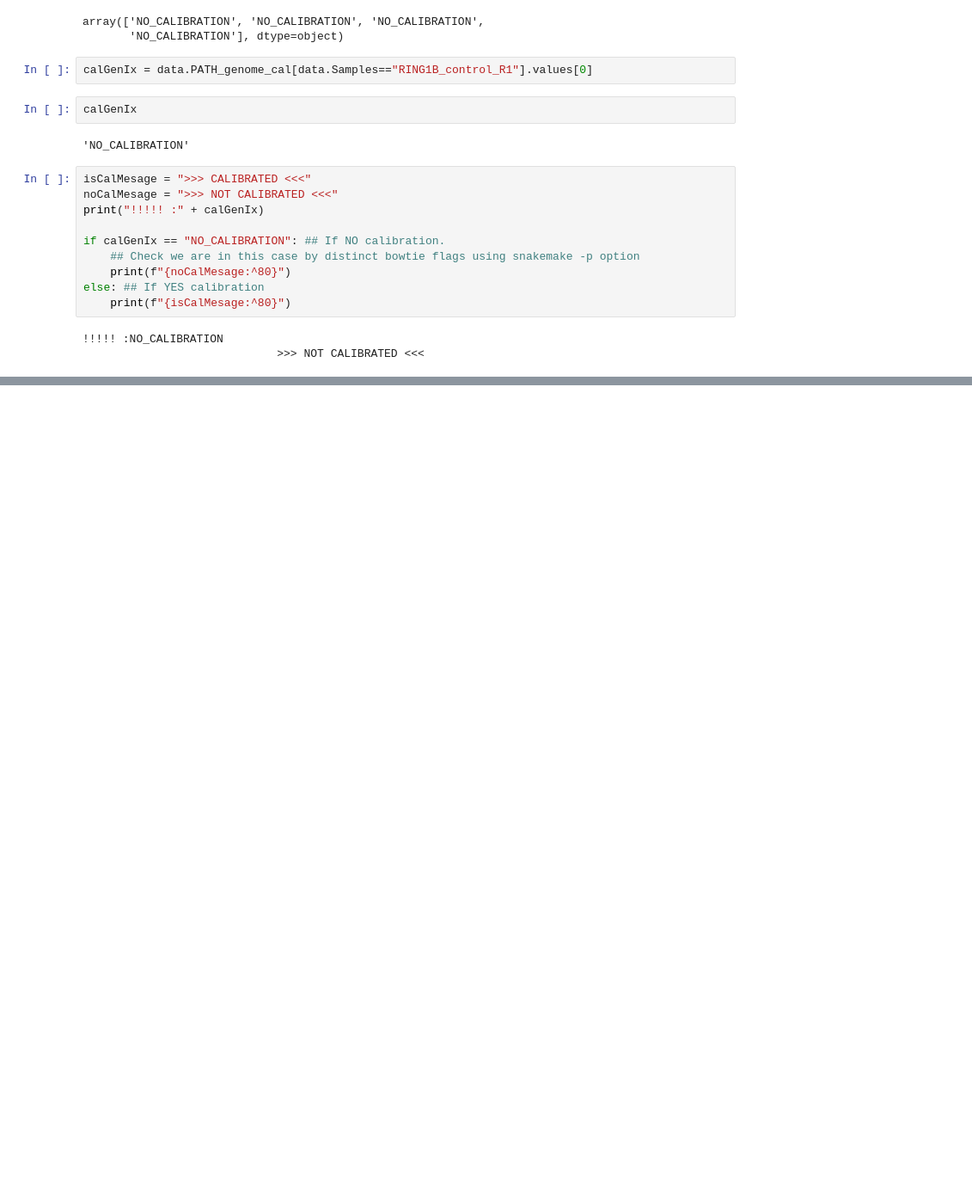
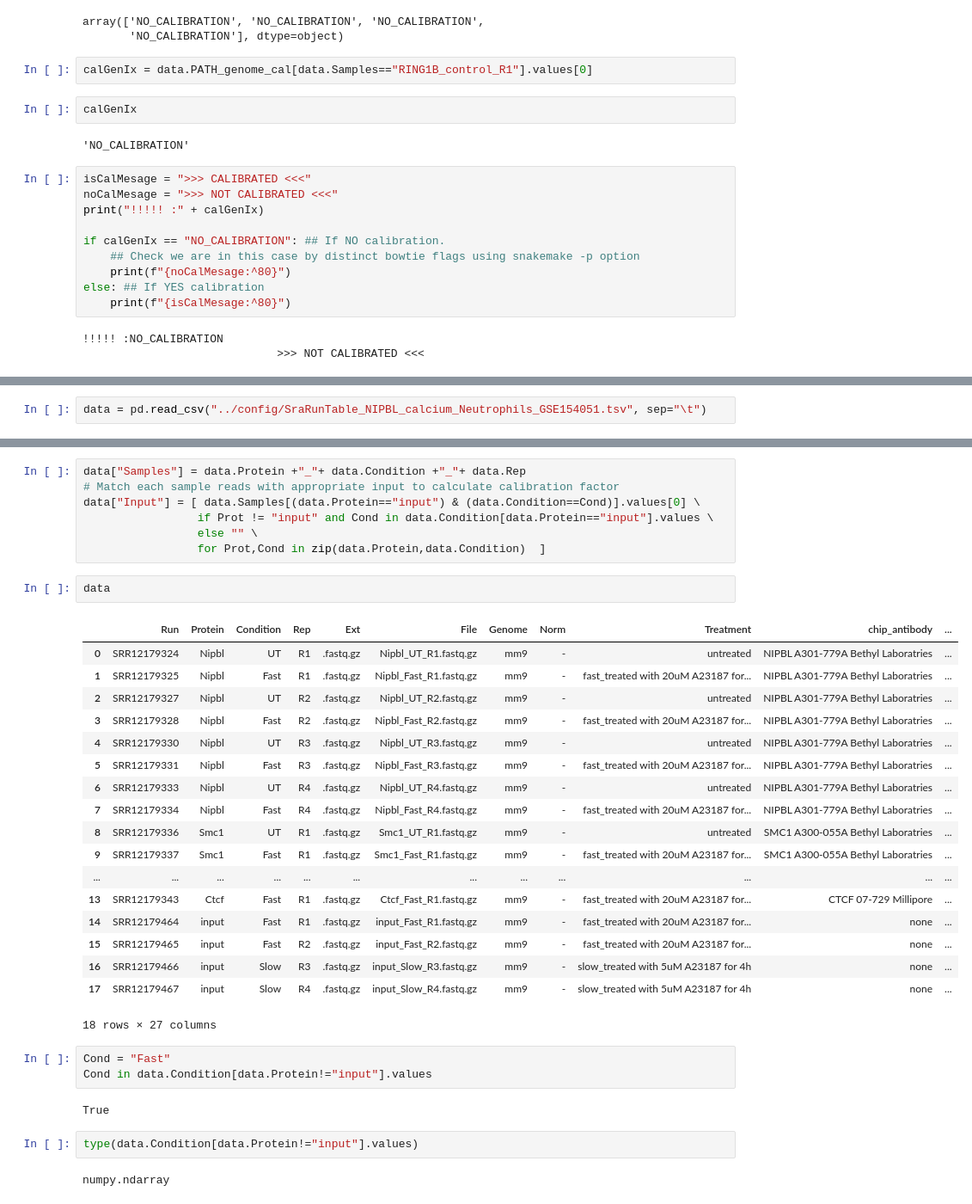
Before and after one commit to aqvd/snakemake_workflows, a Jupyter notebook: Chip-Seq/notebooks/metadata_creation.ipynb, the cells around one changed output, grey strips where cells are left out. Shown: that part at 86% size. Cells and saved outputs as stored; diff of their text form; blank space fills up the shorter version.

```diff
--- a/Chip-Seq/notebooks/metadata_creation.ipynb
+++ b/Chip-Seq/notebooks/metadata_creation.ipynb
@@ -503,0 +506,2 @@ else: ## If YES calibration
+# %%
+data = pd.read_csv("../config/SraRunTable_NIPBL_calcium_Neutrophils_GSE154051.tsv", sep="\t")
@@ -503,0 +527,37 @@ else: ## If YES calibration
+# %%
+data["Samples"] = data.Protein +"_"+ data.Condition +"_"+ data.Rep
+# Match each sample reads with appropriate input to calculate calibration factor
+data["Input"] = [ data.Samples[(data.Protein=="input") & (data.Condition==Cond)].values[0] \
+                 if Prot != "input" and Cond in data.Condition[data.Protein=="input"].values \
+                 else "" \
+                 for Prot,Cond in zip(data.Protein,data.Condition)  ]
+# %%
+data
+# %% [output]
+|  | Run | Protein | Condition | Rep | Ext | File | Genome | Norm | Treatment | chip_antibody | ... |
+| 0 | SRR12179324 | Nipbl | UT | R1 | .fastq.gz | Nipbl_UT_R1.fastq.gz | mm9 | - | untreated | NIPBL A301-779A Bethyl Laboratries | ... |
+| 1 | SRR12179325 | Nipbl | Fast | R1 | .fastq.gz | Nipbl_Fast_R1.fastq.gz | mm9 | - | fast_treated with 20uM A23187 for... | NIPBL A301-779A Bethyl Laboratries | ... |
+| 2 | SRR12179327 | Nipbl | UT | R2 | .fastq.gz | Nipbl_UT_R2.fastq.gz | mm9 | - | untreated | NIPBL A301-779A Bethyl Laboratries | ... |
+| 3 | SRR12179328 | Nipbl | Fast | R2 | .fastq.gz | Nipbl_Fast_R2.fastq.gz | mm9 | - | fast_treated with 20uM A23187 for... | NIPBL A301-779A Bethyl Laboratries | ... |
+| 4 | SRR12179330 | Nipbl | UT | R3 | .fastq.gz | Nipbl_UT_R3.fastq.gz | mm9 | - | untreated | NIPBL A301-779A Bethyl Laboratries | ... |
+| 5 | SRR12179331 | Nipbl | Fast | R3 | .fastq.gz | Nipbl_Fast_R3.fastq.gz | mm9 | - | fast_treated with 20uM A23187 for... | NIPBL A301-779A Bethyl Laboratries | ... |
+| 6 | SRR12179333 | Nipbl | UT | R4 | .fastq.gz | Nipbl_UT_R4.fastq.gz | mm9 | - | untreated | NIPBL A301-779A Bethyl Laboratries | ... |
+| 7 | SRR12179334 | Nipbl | Fast | R4 | .fastq.gz | Nipbl_Fast_R4.fastq.gz | mm9 | - | fast_treated with 20uM A23187 for... | NIPBL A301-779A Bethyl Laboratries | ... |
+| 8 | SRR12179336 | Smc1 | UT | R1 | .fastq.gz | Smc1_UT_R1.fastq.gz | mm9 | - | untreated | SMC1 A300-055A Bethyl Laboratries | ... |
+| 9 | SRR12179337 | Smc1 | Fast | R1 | .fastq.gz | Smc1_Fast_R1.fastq.gz | mm9 | - | fast_treated with 20uM A23187 for... | SMC1 A300-055A Bethyl Laboratries | ... |
+| ... | ... | ... | ... | ... | ... | ... | ... | ... | ... | ... | ... |
+| 13 | SRR12179343 | Ctcf | Fast | R1 | .fastq.gz | Ctcf_Fast_R1.fastq.gz | mm9 | - | fast_treated with 20uM A23187 for... | CTCF 07-729 Millipore | ... |
+| 14 | SRR12179464 | input | Fast | R1 | .fastq.gz | input_Fast_R1.fastq.gz | mm9 | - | fast_treated with 20uM A23187 for... | none | ... |
+| 15 | SRR12179465 | input | Fast | R2 | .fastq.gz | input_Fast_R2.fastq.gz | mm9 | - | fast_treated with 20uM A23187 for... | none | ... |
+| 16 | SRR12179466 | input | Slow | R3 | .fastq.gz | input_Slow_R3.fastq.gz | mm9 | - | slow_treated with 5uM A23187 for 4h | none | ... |
+| 17 | SRR12179467 | input | Slow | R4 | .fastq.gz | input_Slow_R4.fastq.gz | mm9 | - | slow_treated with 5uM A23187 for 4h | none | ... |
+18 rows × 27 columns
+# %%
+Cond = "Fast"
+Cond in data.Condition[data.Protein!="input"].values
+# %% [output]
+True
+# %%
+type(data.Condition[data.Protein!="input"].values)
+# %% [output]
+numpy.ndarray
```
Also changed, not shown: parts of 2 cells of this notebook, 5 other files.
